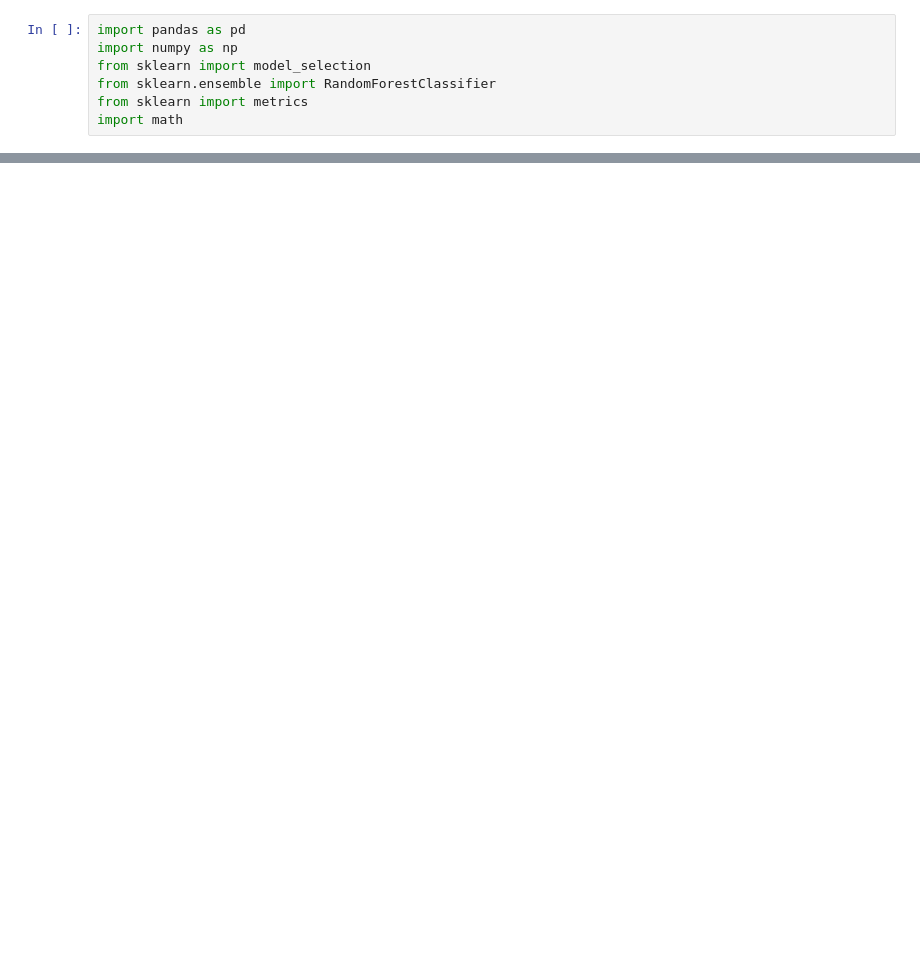
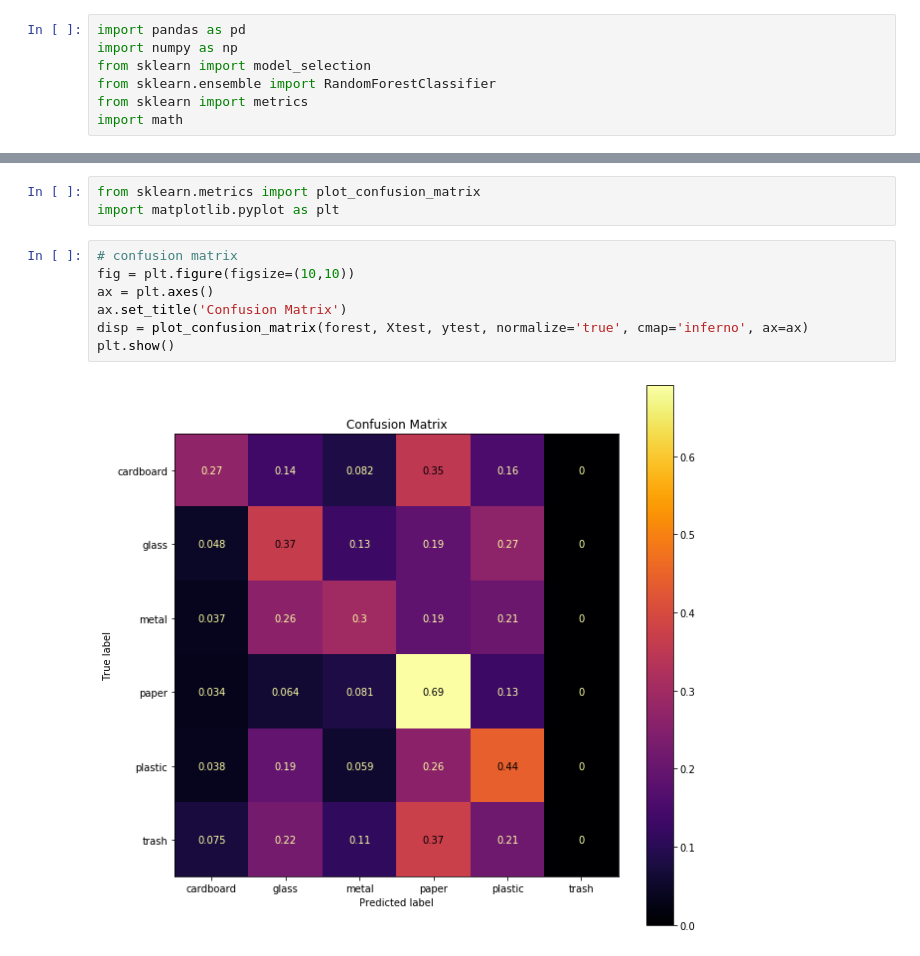
Before and after one commit to pjchickey/RACOON, a Jupyter notebook: Algorithm/visual bow/Classify.ipynb, the cells around one changed output, grey strips where cells are left out. Saved outputs shown, nothing was run; the diff lists cells and outputs as text; blank space fills up the shorter version.

```diff
--- a/Algorithm/visual bow/Classify.ipynb
+++ b/Algorithm/visual bow/Classify.ipynb
@@ -170,0 +141,12 @@ results_df
+# %%
+from sklearn.metrics import plot_confusion_matrix
+import matplotlib.pyplot as plt
+# %%
+# confusion matrix
+fig = plt.figure(figsize=(10,10))
+ax = plt.axes()
+ax.set_title('Confusion Matrix')
+disp = plot_confusion_matrix(forest, Xtest, ytest, normalize='true', cmap='inferno', ax=ax)
+plt.show()
+# %% [output]
+[figure, added]
```
Also changed, not shown: parts of 12 cells of this notebook.
